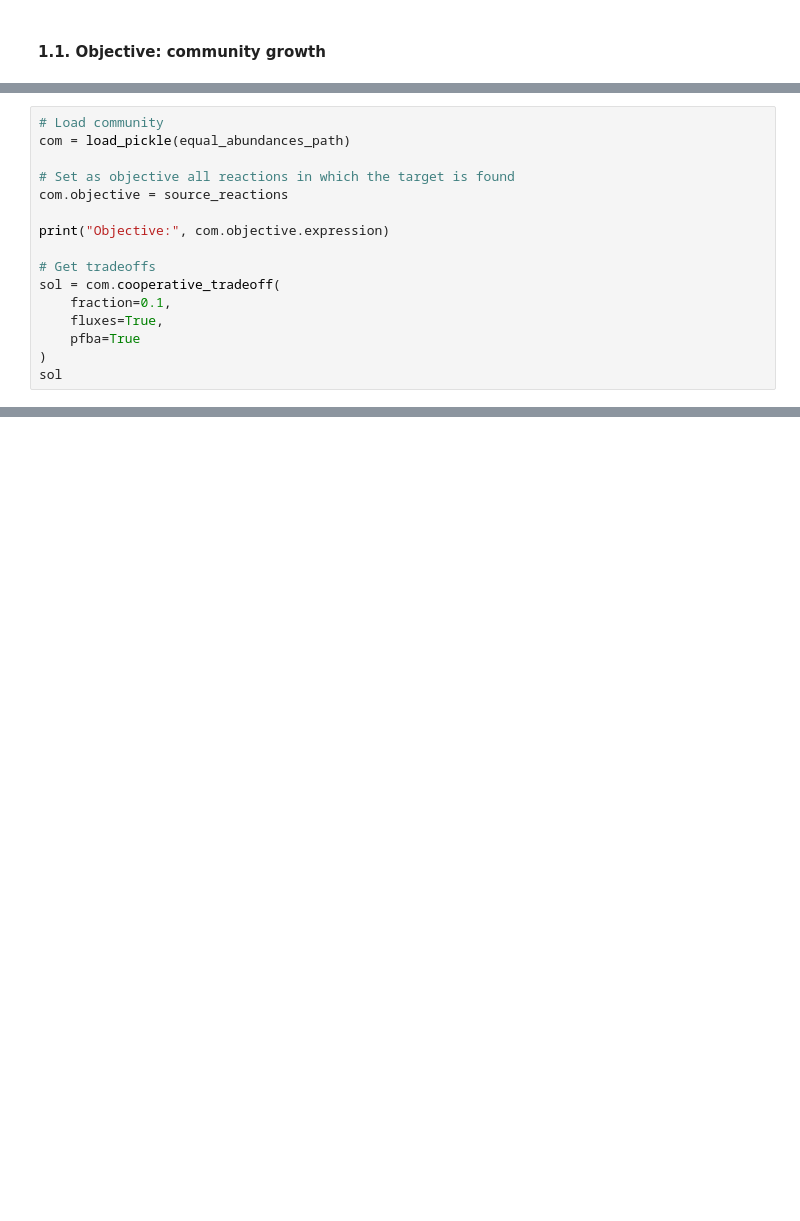
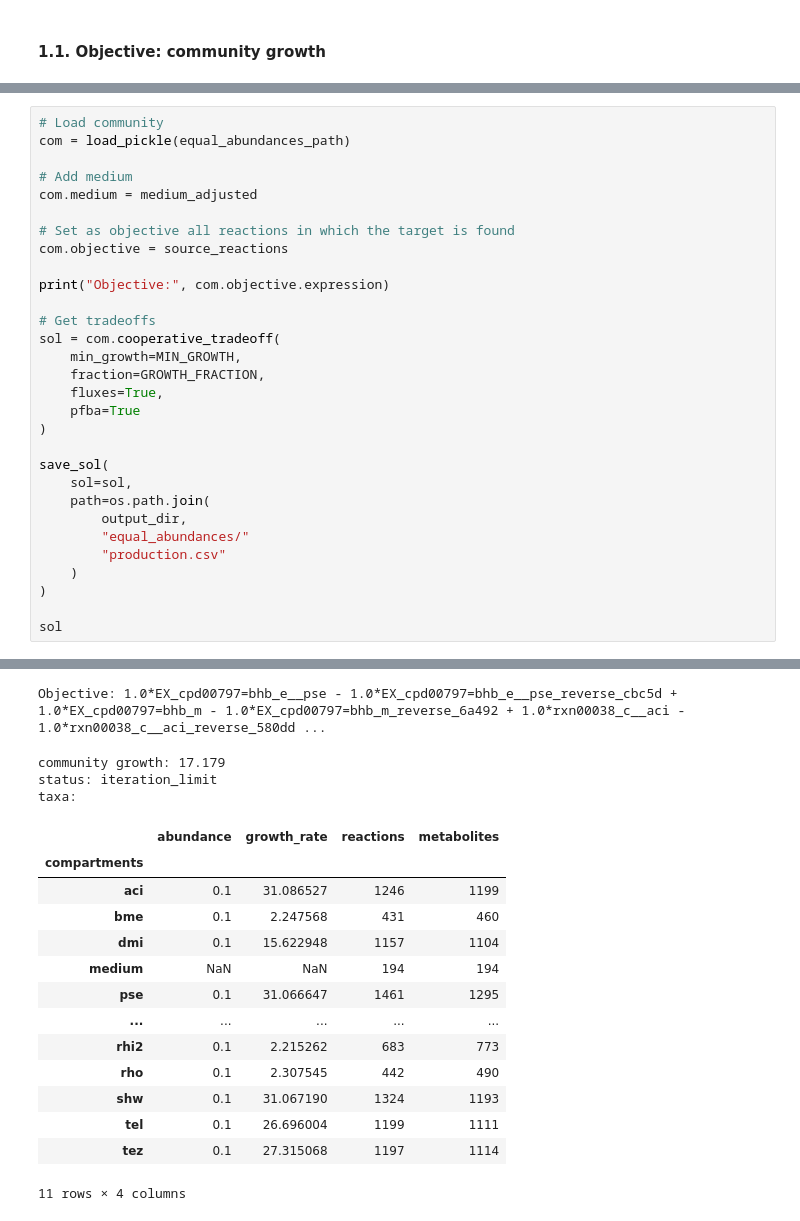
Before and after one commit to guillecg/mars-biofoundry, a Jupyter notebook: notebooks/03-MICOM.ipynb, the cells around one changed output, grey strips where cells are left out. Saved outputs shown, nothing was run; the diff lists cells and outputs as text; blank space fills up the shorter version.

```diff
--- a/notebooks/03-MICOM.ipynb
+++ b/notebooks/03-MICOM.ipynb
@@ -427,6 +542,9 @@ source_reactions
 # %%
 # Load community
 com = load_pickle(equal_abundances_path)
+
+# Add medium
+com.medium = medium_adjusted
 
 # Set as objective all reactions in which the target is found
 com.objective = source_reactions
@@ -435,8 +553,20 @@ print("Objective:", com.objective.expression)
 
 # Get tradeoffs
 sol = com.cooperative_tradeoff(
-    fraction=0.1,
+    min_growth=MIN_GROWTH,
+    fraction=GROWTH_FRACTION,
     fluxes=True,
     pfba=True
 )
+
+save_sol(
+    sol=sol,
+    path=os.path.join(
+        output_dir,
+        "equal_abundances/"
+        "production.csv"
+    )
+)
+
 sol
+# %% [output]
@@ -443,3 +581,21 @@ sol
+Objective: 1.0*EX_cpd00797=bhb_e__pse - 1.0*EX_cpd00797=bhb_e__pse_reverse_cbc5d + 1.0*EX_cpd00797=bhb_m - 1.0*EX_cpd00797=bhb_m_reverse_6a492 + 1.0*rxn00038_c__aci - 1.0*rxn00038_c__aci_reverse_580dd ...
+community growth: 17.179
+status: iteration_limit
+taxa:
+|  | abundance | growth_rate | reactions | metabolites |
+| compartments |  |  |  |  |
+| aci | 0.1 | 31.086527 | 1246 | 1199 |
+| bme | 0.1 | 2.247568 | 431 | 460 |
+| dmi | 0.1 | 15.622948 | 1157 | 1104 |
+| medium | NaN | NaN | 194 | 194 |
+| pse | 0.1 | 31.066647 | 1461 | 1295 |
+| ... | ... | ... | ... | ... |
+| rhi2 | 0.1 | 2.215262 | 683 | 773 |
+| rho | 0.1 | 2.307545 | 442 | 490 |
+| shw | 0.1 | 31.067190 | 1324 | 1193 |
+| tel | 0.1 | 26.696004 | 1199 | 1111 |
+| tez | 0.1 | 27.315068 | 1197 | 1114 |
+11 rows × 4 columns
 # %%
 source_fluxes = [
     reaction.id.split("__")[0]
```
Also changed, not shown: parts of 24 cells of this notebook.
